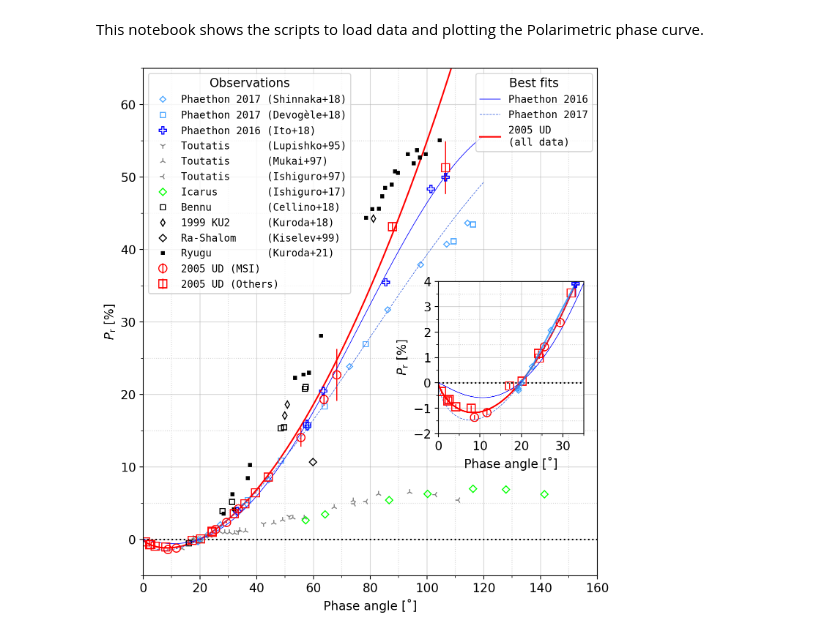
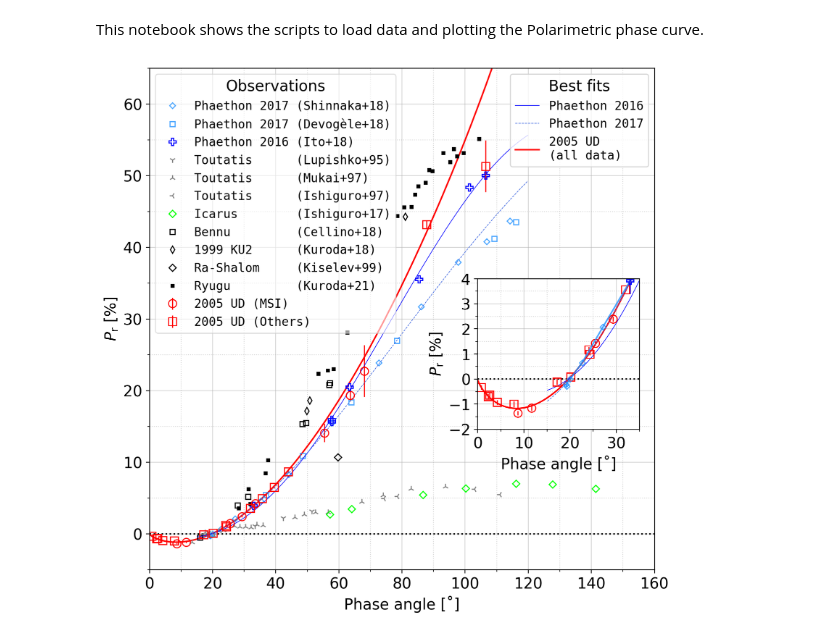
Before and after one commit to ysBach/IshiguroM_etal_155140_2005UD, a Jupyter notebook: polarimetry/Phase_Curve.ipynb, the cells around one changed output. Saved outputs shown, nothing was run; the diff lists cells and outputs as text; code cells hidden in the pictures.

Commit message:
update figures following editors comments

```diff
--- a/polarimetry/Phase_Curve.ipynb
+++ b/polarimetry/Phase_Curve.ipynb
@@ -19,7 +19,7 @@ import polutil2005ud as util
 # We need to do it in a separate cell. See:
 # https://github.com/jupyter/notebook/issues/3385
 plt.style.use('default')
-rcParams.update({'font.size':12})
+rcParams.update({'font.size':15})
 # %%
 dats_ast = util.dats_ast
 dats = util.dats
@@ -65,39 +65,40 @@ kws = {
     "KurodaD2021arXiv": dict(label="Ryugu         (Kuroda+21)" , marker='s', mfc='k', ms=3, color='k'),
 }
 # %%
-fig, axs = plt.subplots(1, 1, figsize=(8, 9),
+fig, axs = plt.subplots(1, 1, figsize=(9, 9),
                         sharex=False, sharey=False, gridspec_kw=None)
 ax0 = axs
 ax1 = ax0.twinx()  # ghost axes
 ax1.axis('off')
 axi = ax0.inset_axes([0.65, 0.28, 0.32, 0.30])
 util.plot_data(
     np.array([ax0, axi]),
     ylims=[(-5, 65), (-2, 4)],
     mkw_msi=dict(color='r', marker='o', ms=8, mfc='none', label="2005 UD (MSI)"),
-    mkw_oth=dict(color='r', marker='s', ms=8, mfc='none', label="2005 UD (Others)"),
+    mkw_oth=dict(color='r', marker='s', ms=8, mfc='none', label="2005 UD (Others)")
 )
 
 [ax.plot(xx_plot, fitfunc(xx_plot, *popt_ud), color='r') for ax in [ax0, axi]]
 
 
 for ref, kw in kws.items():
     g = pol_g.get_group(ref)
     ax0.plot(g.alpha, g.Pr, ls='', **kws[ref])
 #     axi.plot(g.alpha, g.Pr, ls='', **kws[ref])
     if kw['label'].startswith("Phaethon"):
         axi.errorbar(g.alpha, g.Pr, g.dPr, **kws[ref])
 
 for popt, ls, c, y in zip([popt_2016, popt_2017], ['-', '--'], ['b', 'royalblue'], ['2016', '2017']):
-    [ax.plot(xx_plot, fitfunc(xx_plot, *popt), ls=ls, color=c, lw=0.6) for ax in [ax0, axi]]
+    [ax.plot(xx_plot[150:], fitfunc(xx_plot[150:], *popt), ls=ls, color=c, lw=0.6) for ax in [ax0, axi]]
     ax1.plot(np.nan, np.nan, ls=ls, color=c, lw=0.6, label=f"Phaethon {y}")
 #     ax0.text(xx_plot[-1] + 5, fitfunc(xx_plot, *popt)[-1], f"Phaethon\n{y}", color=c)
 # ax0.text(110, 63, "2005 UD", color='r')
+
 ax1.plot(np.nan, np.nan, 'r-', label=f"2005 UD\n(all data)")
 
-ax0.legend(loc=2, title="Observations", prop={'family': 'monospace', 'size': 10})
-ax1.legend(loc=1, title="Best fits", prop={'family': 'monospace', 'size': 10})
+ax0.legend(loc=2, title="Observations", prop={'family': 'monospace', 'size': 12}, framealpha=0.6)
+ax1.legend(loc=1, title="Best fits", prop={'family': 'monospace', 'size': 12})
 
 plt.savefig(SAVEPATH/"phasecurve.pdf")
 # %% [output]
-[figure, old version]
+[figure, new version]
```
Also changed, not shown: 1 other file.
